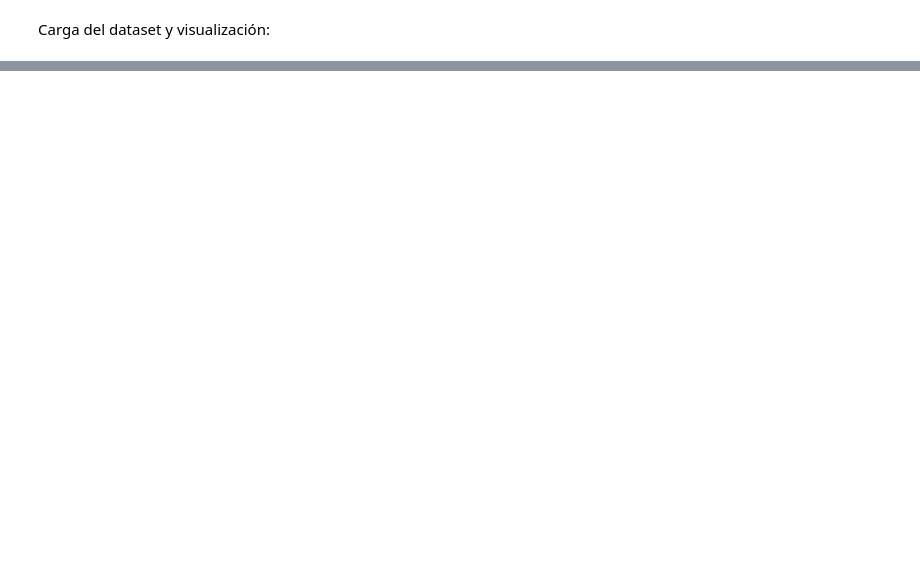
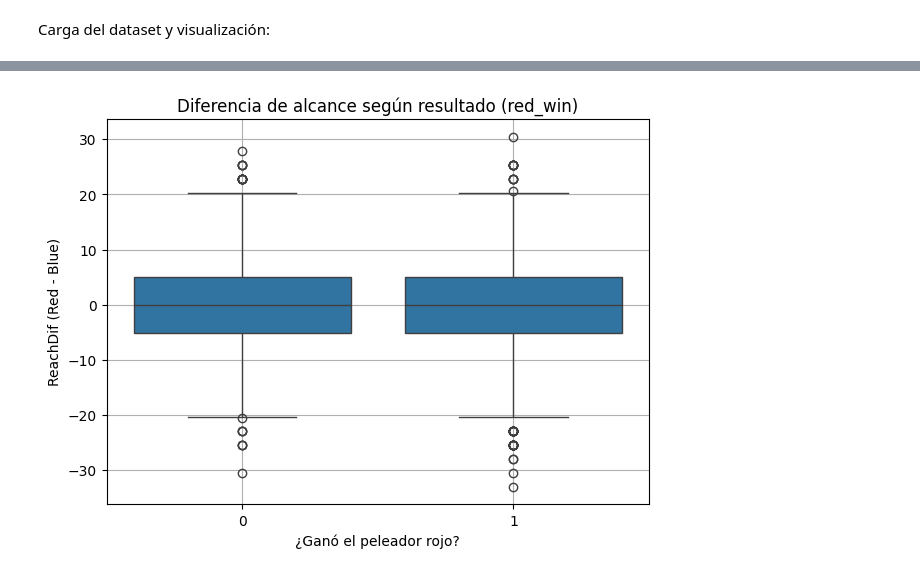
Before and after one commit to sergiolobroj/repositorio_proyecto, a Jupyter notebook: notebooks/predicciones_ufc.ipynb, the cells around one changed output, grey strips where cells are left out. Drawn from its saved outputs; the diff is of its cells as text; code cells hidden in the pictures; blank space fills up the shorter version.

```diff
--- a/notebooks/predicciones_ufc.ipynb
+++ b/notebooks/predicciones_ufc.ipynb
@@ -140,0 +88,13 @@ Name: count, dtype: int64
+# %%
+#Diferencia de alcance
+
+filtered = data[(data['ReachDif'] > -50) & (data['ReachDif'] < 50)]
+plt.figure(figsize=(7, 5))
+sns.boxplot(x='red_win', y='ReachDif', data=filtered)
+plt.title('Diferencia de alcance según resultado (red_win)')
+plt.xlabel('¿Ganó el peleador rojo?')
+plt.ylabel('ReachDif (Red - Blue)')
+plt.grid(True)
+plt.show()
+# %% [output]
+[figure, added]
```
Also changed, not shown: parts of 21 cells of this notebook.
